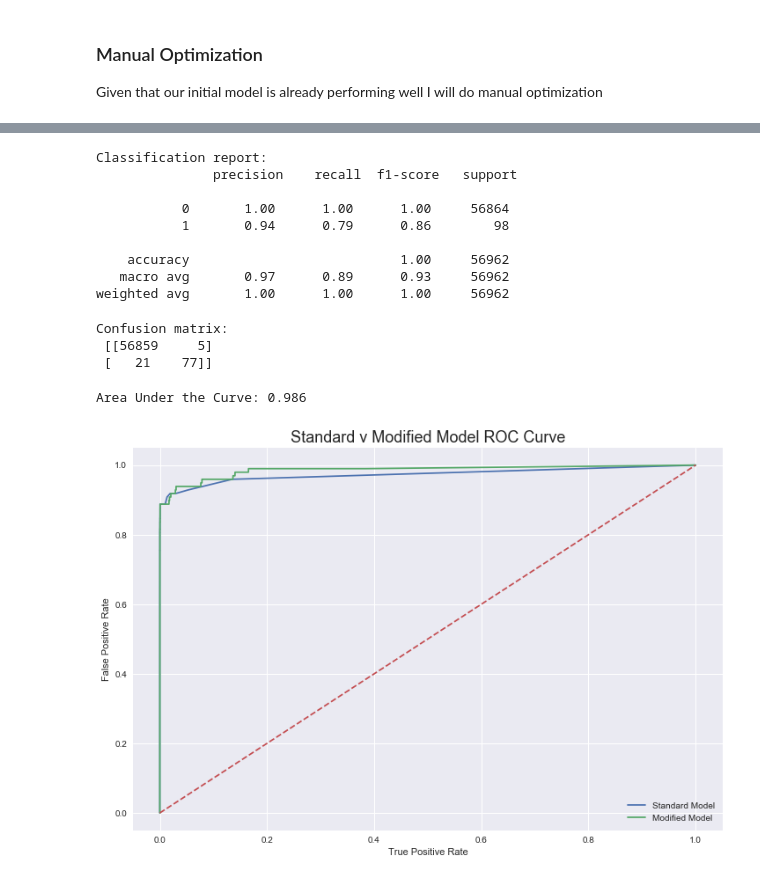
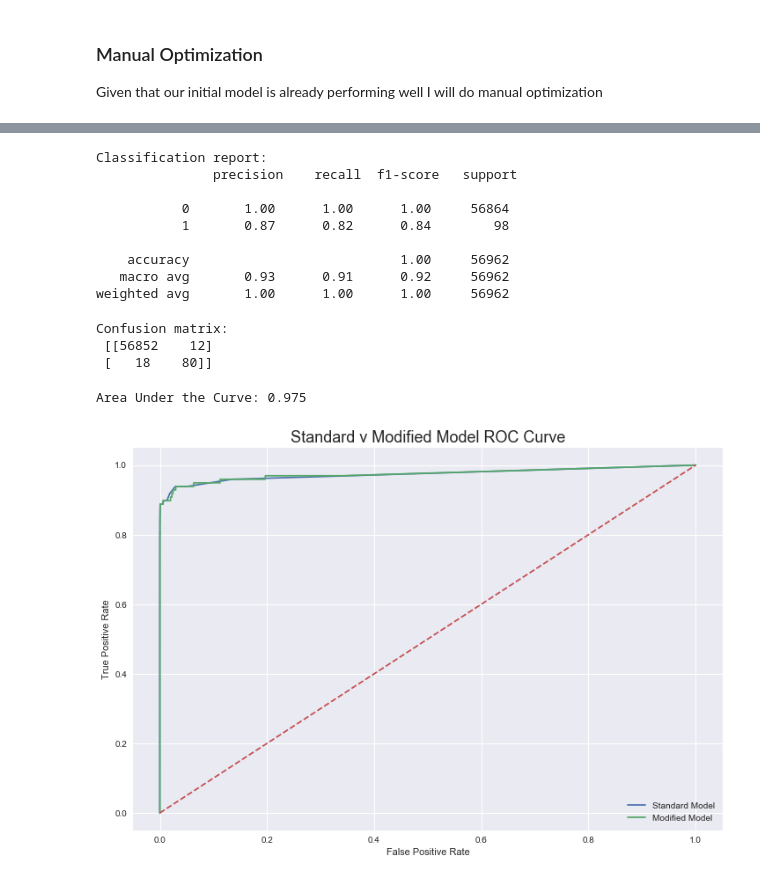
Before and after one commit to nomadtomas/Credit_Card_Fraud_Detection, a Jupyter notebook: notebooks/fraud_detection.ipynb, the cells around one changed output, grey strips where cells are left out. Cells and saved outputs as stored; diff of their text form; code cells hidden in the pictures.

```diff
--- a/notebooks/fraud_detection.ipynb
+++ b/notebooks/fraud_detection.ipynb
@@ -459,11 +459,11 @@ grid_search.best_score_
 
 Given that our initial model is already performing well I will do manual optimization
 # %%
-mod_model = RandomForestClassifier(n_estimators=500,
+mod_model = RandomForestClassifier(n_estimators=400,
                                    max_depth=15,
                                    max_features='log2',
-                                   min_samples_leaf=1,
-                                   min_samples_split=2,
+                                   min_samples_leaf=5,
+                                   min_samples_split=12,
                                    class_weight = 'balanced',
                                    n_jobs=-1)
 # %%
@@ -484,18 +484,18 @@ Classification report:
                precision    recall  f1-score   support
 
            0       1.00      1.00      1.00     56864
-           1       0.94      0.79      0.86        98
+           1       0.87      0.82      0.84        98
 
     accuracy                           1.00     56962
-   macro avg       0.97      0.89      0.93     56962
+   macro avg       0.93      0.91      0.92     56962
 weighted avg       1.00      1.00      1.00     56962
 # %%
 mod_conf_mat = confusion_matrix(y_true=y_test, y_pred=mod_predicted)
 print('Confusion matrix:\n', mod_conf_mat)
 # %% [output]
 Confusion matrix:
- [[56859     5]
- [   21    77]]
+ [[56852    12]
+ [   18    80]]
 # %%
 #predict probabilities
 mod_probs = mod_model.predict_proba(X_test)
@@ -503,22 +503,22 @@ mod_probs = mod_probs[:,1]
 # %%
 print("Area Under the Curve: {:.3f}".format(roc_auc_score(y_test, mod_probs)))
 # %% [output]
-Area Under the Curve: 0.986
+Area Under the Curve: 0.975
 # %%
 #run roc_curve function to obtain fpr, tpr, and threshold
 m_fpr, m_tpr, m_thresholds = roc_curve(y_test, mod_probs)
 # %%
 plt.subplots(figsize=(12,8))
 #plot the fpr and tpr
 plt.plot(fpr, tpr)
 #plot the m_fpr and m_tpr
 plt.plot(m_fpr, m_tpr)
 #plot random line
 plt.plot([0,1], [0,1], linestyle="--")
-plt.xlabel("True Positive Rate")
-plt.ylabel("False Positive Rate")
+plt.ylabel("True Positive Rate")
+plt.xlabel("False Positive Rate")
 plt.legend(['Standard Model', 'Modified Model'])
 plt.title('Standard v Modified Model ROC Curve', size=18)
 plt.show()
 # %% [output]
-[figure, old version]
+[figure, new version]
```
Also changed, not shown: parts of 11 cells of this notebook.
